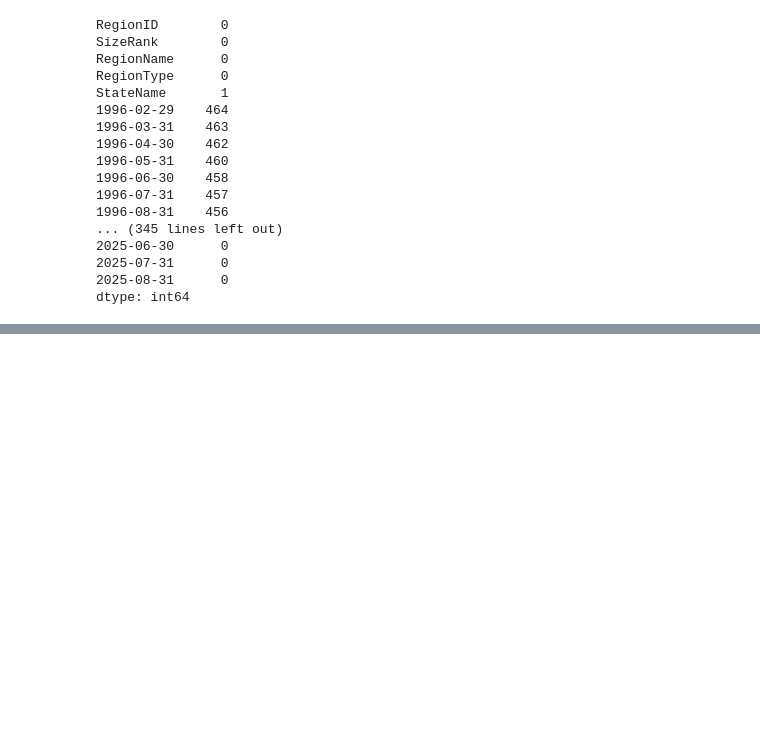
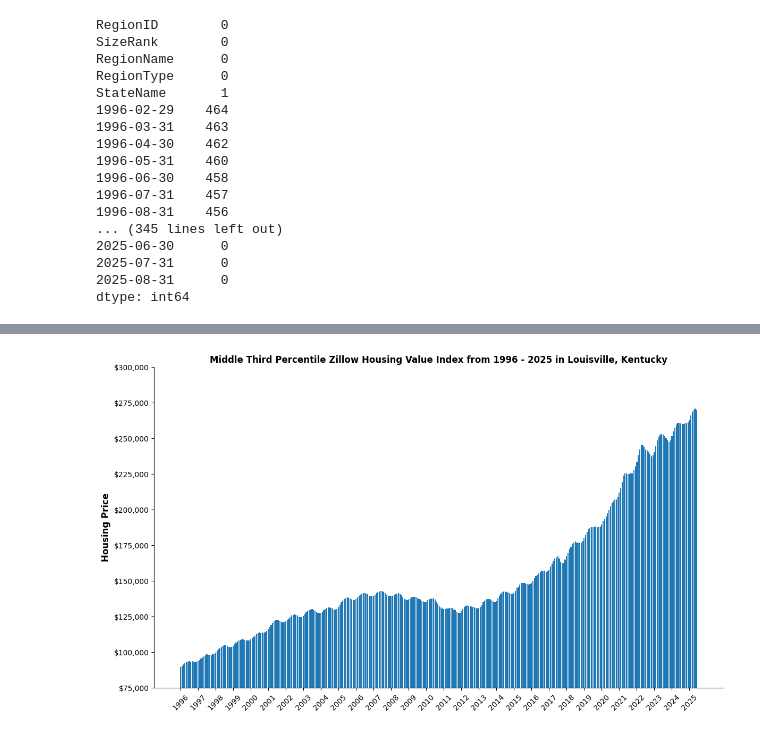
Before and after one commit to denglish-w/code_you_data_analytics_project, a Jupyter notebook: capstone_mid-course_milestone.ipynb, the cells around one changed output, grey strips where cells are left out. Saved outputs shown, nothing was run; the diff lists cells and outputs as text; code cells hidden in the pictures; blank space fills up the shorter version.

```diff
--- a/capstone_mid-course_milestone.ipynb
+++ b/capstone_mid-course_milestone.ipynb
@@ -153,0 +145,19 @@ plt.show()
+# %%
+import matplotlib.ticker as ticker
+
+plt.figure(figsize=(12,7))
+plt.bar(years, values)
+plt.title("Middle Third Percentile Zillow Housing Value Index from 1996 - 2025 in Louisville, Kentucky", fontweight='bold', fontsize=12)
+plt.ylabel("Housing Price", fontweight='bold', fontsize=12)
+plt.ylim(75000, 300000)
+plt.xticks(years[::12], year_format[::12], rotation=45)
+
+ax = plt.gca()
+ax.spines['top'].set_visible(False)
+ax.spines['right'].set_visible(False)
+ax.yaxis.set_major_formatter(ticker.StrMethodFormatter("${x:,.0f}"))
+
+plt.tight_layout()
+plt.show()
+# %% [output]
+[figure, added]
```
Also changed, not shown: parts of 10 cells of this notebook, 2 other files.
